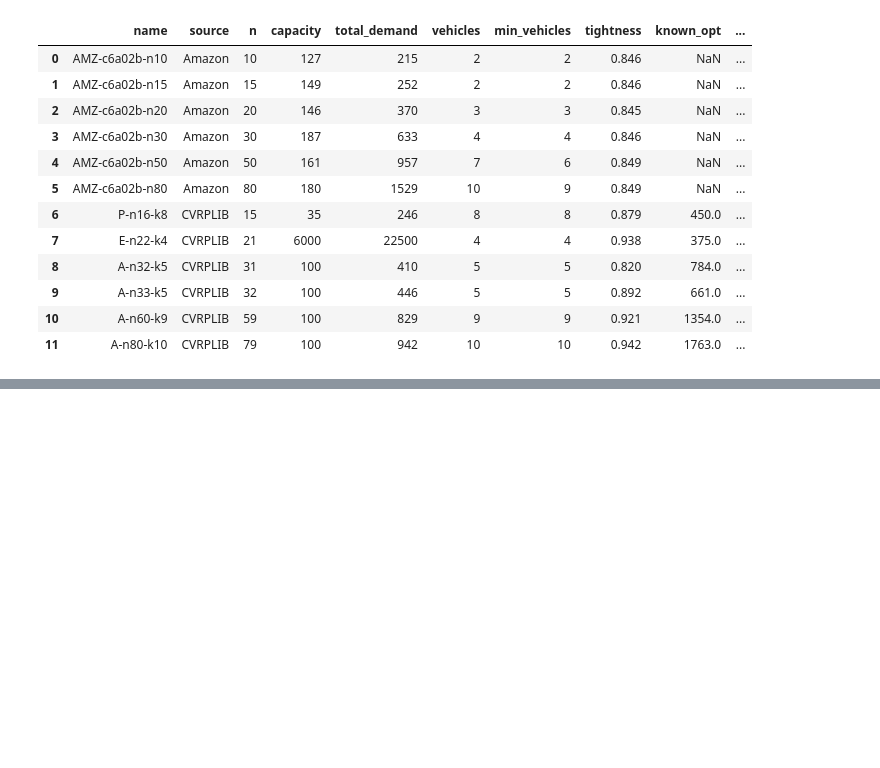
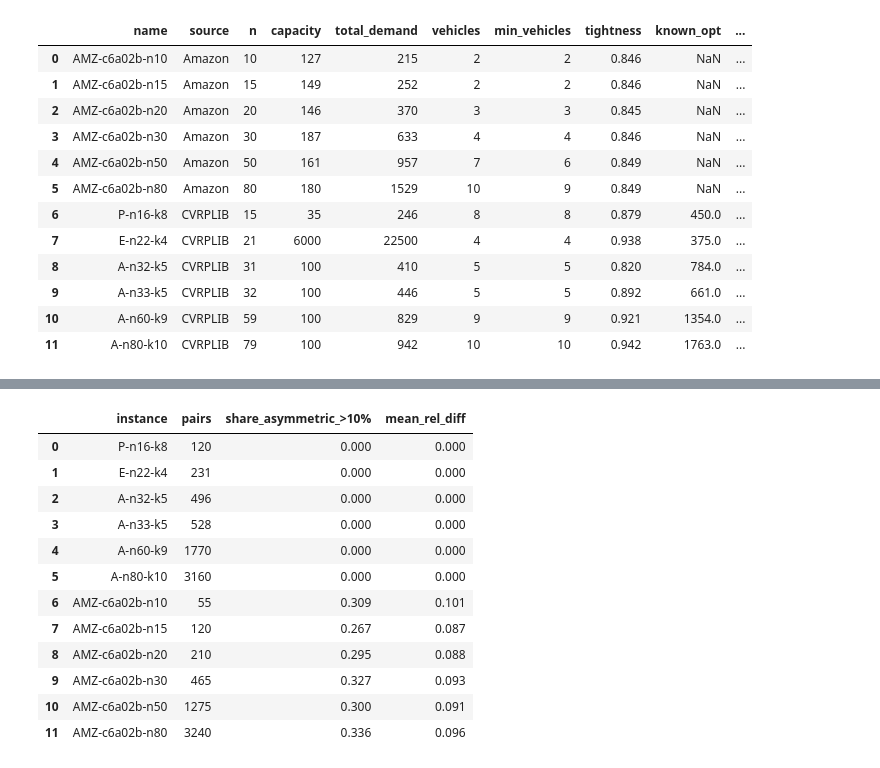
Before and after one commit to Ishara-Mee/IT-5082-OM-Assignment, a Jupyter notebook: IT-5082-OM- CVRP Optimization.ipynb, the cells around one changed output, grey strips where cells are left out. Cells and saved outputs as stored; diff of their text form; code cells hidden in the pictures; blank space fills up the shorter version.

```diff
--- a/IT-5082-OM- CVRP Optimization.ipynb
+++ b/IT-5082-OM- CVRP Optimization.ipynb
@@ -226,0 +269,23 @@ found 6 instance files in data/raw/
+# %%
+rows = []
+for i in instances:
+    D = np.asarray(i["dist"], float); iu = np.triu_indices(len(D), 1)
+    a, b = D[iu], D.T[iu]
+    rel = np.abs(a - b) / np.maximum(1, (a + b) / 2)
+    rows.append({"instance": i["name"], "pairs": len(a), "share_asymmetric_>10%": round(float((rel > .10).mean()), 3),
+                 "mean_rel_diff": round(float(rel.mean()), 3)})
+sym = pd.DataFrame(rows); sym
+# %% [output]
+|  | instance | pairs | share_asymmetric_>10% | mean_rel_diff |
+| 0 | P-n16-k8 | 120 | 0.000 | 0.000 |
+| 1 | E-n22-k4 | 231 | 0.000 | 0.000 |
+| 2 | A-n32-k5 | 496 | 0.000 | 0.000 |
+| 3 | A-n33-k5 | 528 | 0.000 | 0.000 |
+| 4 | A-n60-k9 | 1770 | 0.000 | 0.000 |
+| 5 | A-n80-k10 | 3160 | 0.000 | 0.000 |
+| 6 | AMZ-c6a02b-n10 | 55 | 0.309 | 0.101 |
+| 7 | AMZ-c6a02b-n15 | 120 | 0.267 | 0.087 |
+| 8 | AMZ-c6a02b-n20 | 210 | 0.295 | 0.088 |
+| 9 | AMZ-c6a02b-n30 | 465 | 0.327 | 0.093 |
+| 10 | AMZ-c6a02b-n50 | 1275 | 0.300 | 0.091 |
+| 11 | AMZ-c6a02b-n80 | 3240 | 0.336 | 0.096 |
```
Also changed, not shown: parts of 9 cells of this notebook, 3 other files.
